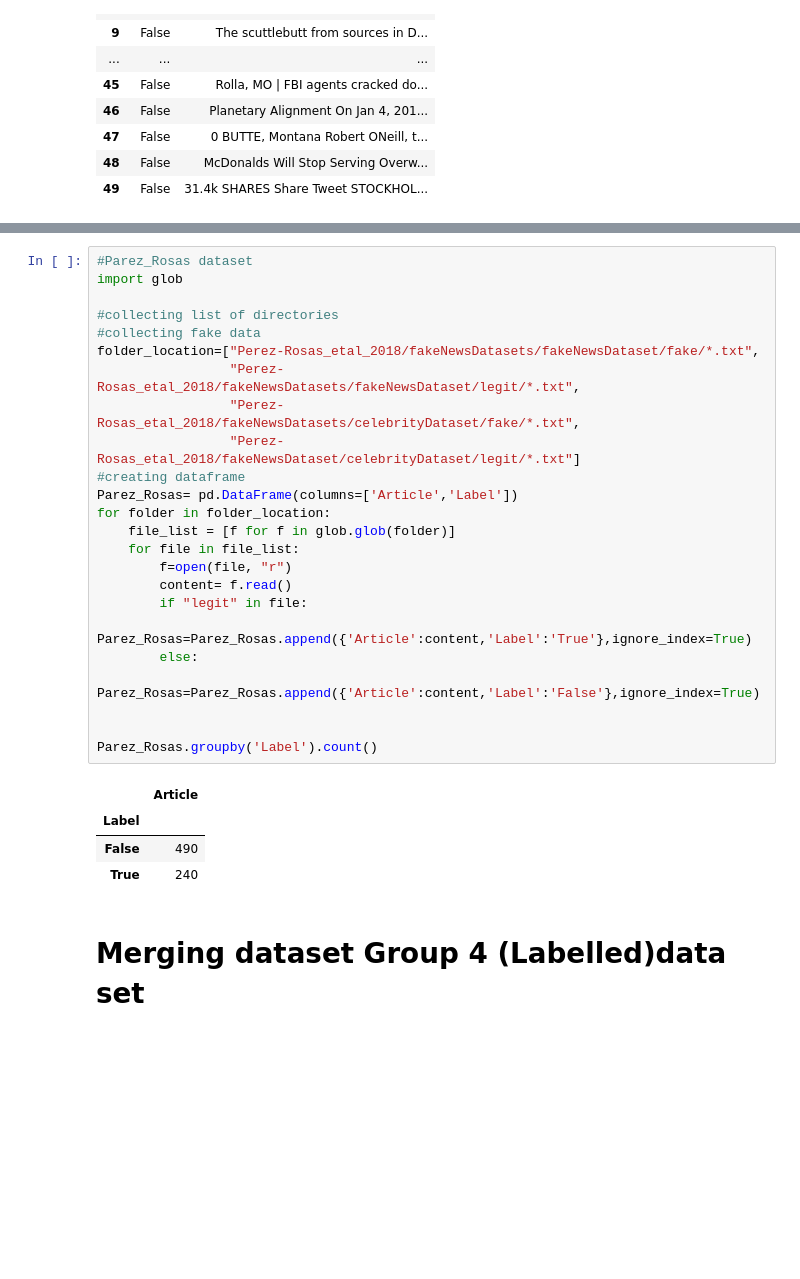
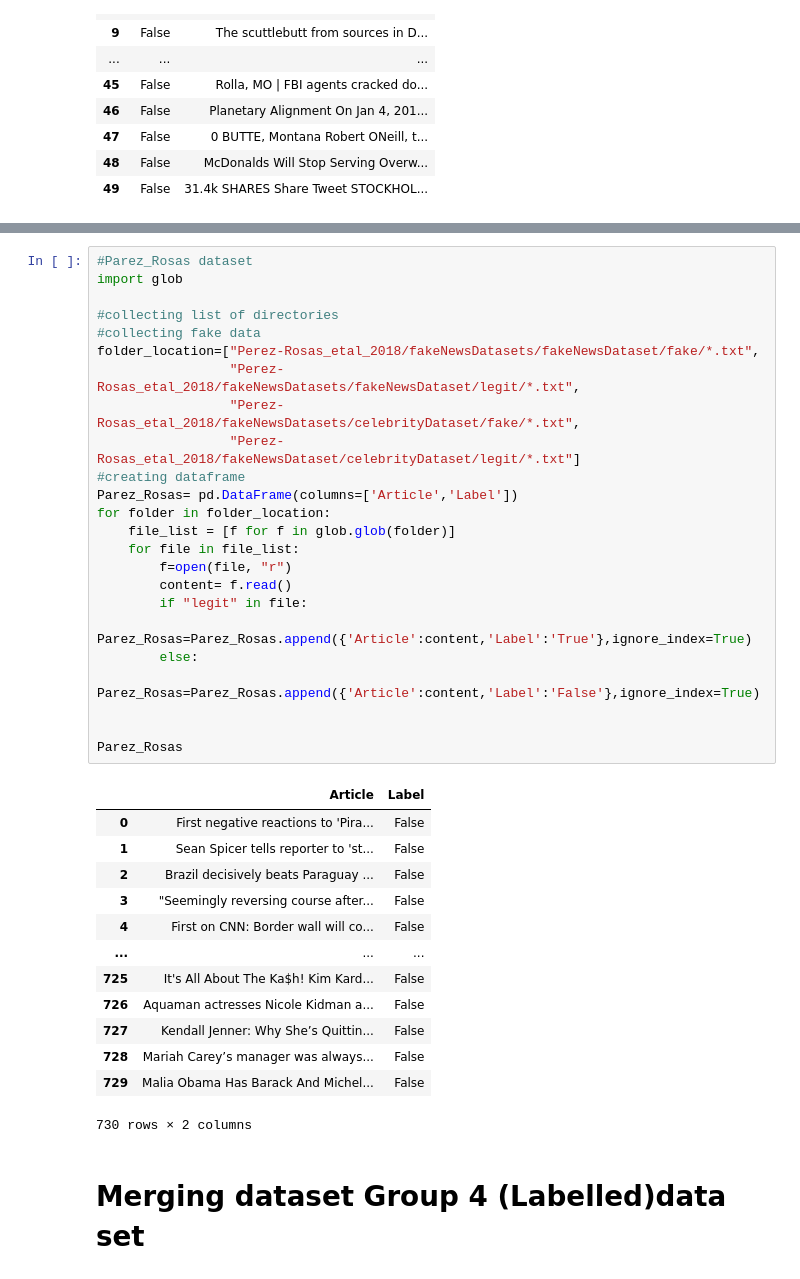
Before and after one commit to bksaini078/fake_news_detection, a Jupyter notebook: Data_Processing/Data_Merging.ipynb, the cells around one changed output, grey strips where cells are left out. Saved outputs shown, nothing was run; the diff lists cells and outputs as text; blank space fills up the shorter version.

```diff
--- a/Data_Processing/Data_Merging.ipynb
+++ b/Data_Processing/Data_Merging.ipynb
@@ -72,32 +95,41 @@ misinfo_snopes.groupby('Label').count()
 # %%
 #Parez_Rosas dataset
 import glob
 
 #collecting list of directories
 #collecting fake data
 folder_location=["Perez-Rosas_etal_2018/fakeNewsDatasets/fakeNewsDataset/fake/*.txt",
                  "Perez-Rosas_etal_2018/fakeNewsDatasets/fakeNewsDataset/legit/*.txt",
                  "Perez-Rosas_etal_2018/fakeNewsDatasets/celebrityDataset/fake/*.txt",
                  "Perez-Rosas_etal_2018/fakeNewsDataset/celebrityDataset/legit/*.txt"]
 #creating dataframe
 Parez_Rosas= pd.DataFrame(columns=['Article','Label'])
 for folder in folder_location:
     file_list = [f for f in glob.glob(folder)]
     for file in file_list:
         f=open(file, "r")
         content= f.read()
         if "legit" in file:
             Parez_Rosas=Parez_Rosas.append({'Article':content,'Label':'True'},ignore_index=True)
         else:
             Parez_Rosas=Parez_Rosas.append({'Article':content,'Label':'False'},ignore_index=True)
 
 
-Parez_Rosas.groupby('Label').count()
+Parez_Rosas
 # %% [output]
-|  | Article |
-| Label |  |
-| False | 490 |
-| True | 240 |
+|  | Article | Label |
+| 0 | First negative reactions to 'Pira... | False |
+| 1 | Sean Spicer tells reporter to 'st... | False |
+| 2 | Brazil decisively beats Paraguay ... | False |
+| 3 | "Seemingly reversing course after... | False |
+| 4 | First on CNN: Border wall will co... | False |
+| ... | ... | ... |
+| 725 | It's All About The Ka$h! Kim Kard... | False |
+| 726 | Aquaman actresses Nicole Kidman a... | False |
+| 727 | Kendall Jenner: Why She’s Quittin... | False |
+| 728 | Mariah Carey’s manager was always... | False |
+| 729 | Malia Obama Has Barack And Michel... | False |
+730 rows × 2 columns
 # %% [markdown]
 # Merging dataset Group 4 (Labelled)data set
 # %%
```
Also changed, not shown: parts of 4 cells of this notebook.
